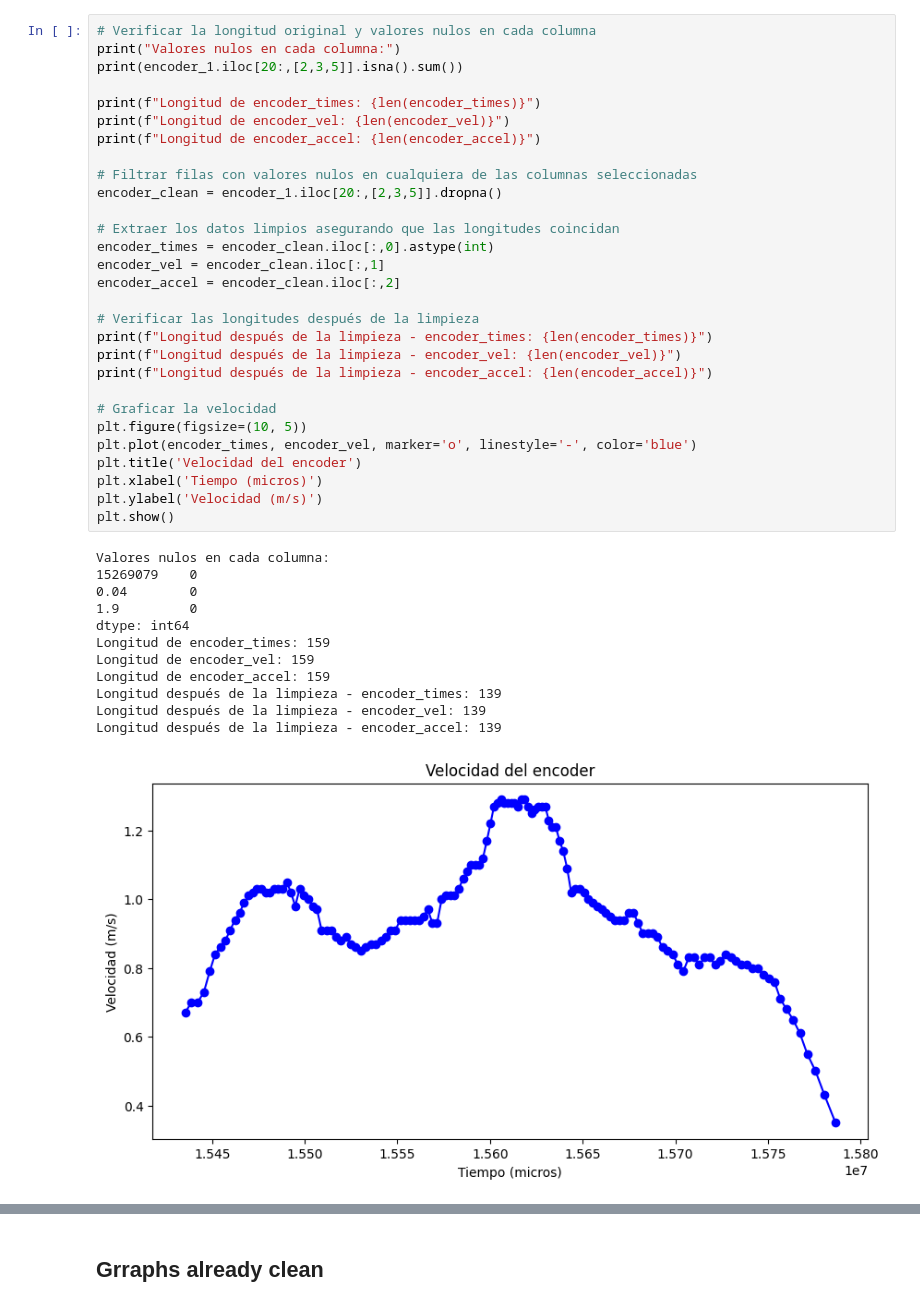
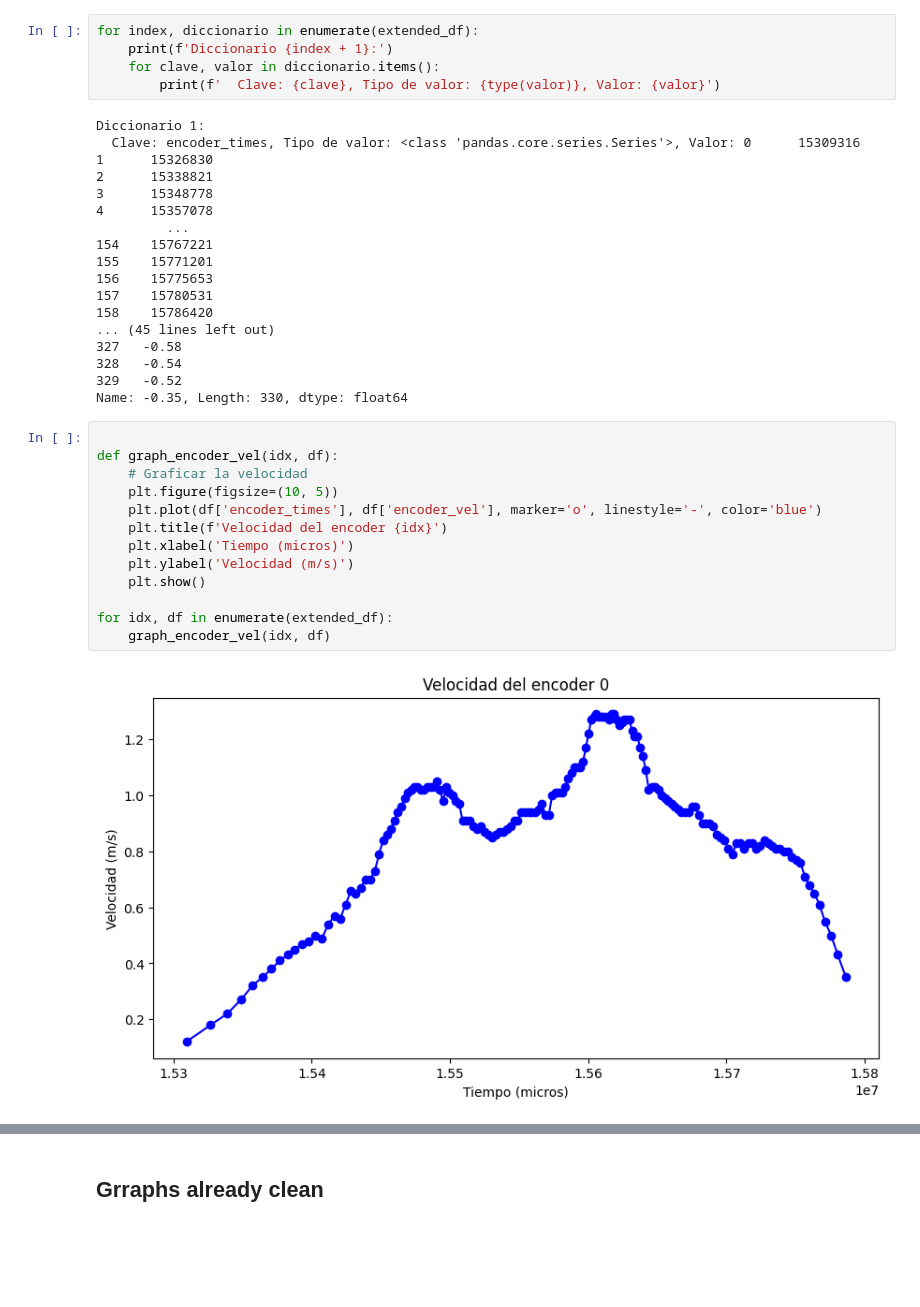
Before and after one commit to Daniesmor/neural_adr_encoder, a Jupyter notebook: time_based_measures.ipynb, the cells around one changed output, grey strips where cells are left out. Saved outputs shown, nothing was run; the diff lists cells and outputs as text; blank space fills up the shorter version.

```diff
--- a/time_based_measures.ipynb
+++ b/time_based_measures.ipynb
@@ -17,43 +119,39 @@ acelerometer_accel = acelerometro_1.iloc[:,2]
+# %%
+for index, diccionario in enumerate(extended_df):
+    print(f'Diccionario {index + 1}:')
+    for clave, valor in diccionario.items():
+        print(f'  Clave: {clave}, Tipo de valor: {type(valor)}, Valor: {valor}')
+# %% [output]
+Diccionario 1:
+  Clave: encoder_times, Tipo de valor: <class 'pandas.core.series.Series'>, Valor: 0      15309316
+1      15326830
+2      15338821
+3      15348778
+4      15357078
+         ...
+154    15767221
+155    15771201
+156    15775653
+157    15780531
+158    15786420
+... (45 lines left out)
+327   -0.58
+328   -0.54
+329   -0.52
+Name: -0.35, Length: 330, dtype: float64
 # %%
-# Verificar la longitud original y valores nulos en cada columna
-print("Valores nulos en cada columna:")
-print(encoder_1.iloc[20:,[2,3,5]].isna().sum())
 
-print(f"Longitud de encoder_times: {len(encoder_times)}")
-print(f"Longitud de encoder_vel: {len(encoder_vel)}")
-print(f"Longitud de encoder_accel: {len(encoder_accel)}")
+def graph_encoder_vel(idx, df):
+    # Graficar la velocidad
+    plt.figure(figsize=(10, 5))
+    plt.plot(df['encoder_times'], df['encoder_vel'], marker='o', linestyle='-', color='blue')
+    plt.title(f'Velocidad del encoder {idx}')
+    plt.xlabel('Tiempo (micros)')
+    plt.ylabel('Velocidad (m/s)')
+    plt.show()
 
-# Filtrar filas con valores nulos en cualquiera de las columnas seleccionadas
-encoder_clean = encoder_1.iloc[20:,[2,3,5]].dropna()
-
-# Extraer los datos limpios asegurando que las longitudes coincidan
-encoder_times = encoder_clean.iloc[:,0].astype(int)
-encoder_vel = encoder_clean.iloc[:,1]
-encoder_accel = encoder_clean.iloc[:,2]
-
-# Verificar las longitudes después de la limpieza
-print(f"Longitud después de la limpieza - encoder_times: {len(encoder_times)}")
-print(f"Longitud después de la limpieza - encoder_vel: {len(encoder_vel)}")
-print(f"Longitud después de la limpieza - encoder_accel: {len(encoder_accel)}")
-
-# Graficar la velocidad
-plt.figure(figsize=(10, 5))
-plt.plot(encoder_times, encoder_vel, marker='o', linestyle='-', color='blue')
-plt.title('Velocidad del encoder')
-plt.xlabel('Tiempo (micros)')
-plt.ylabel('Velocidad (m/s)')
-plt.show()
+for idx, df in enumerate(extended_df):
+    graph_encoder_vel(idx, df)
 # %% [output]
-Valores nulos en cada columna:
-15269079    0
-0.04        0
-1.9         0
-dtype: int64
-Longitud de encoder_times: 159
-Longitud de encoder_vel: 159
-Longitud de encoder_accel: 159
-Longitud después de la limpieza - encoder_times: 139
-Longitud después de la limpieza - encoder_vel: 139
-Longitud después de la limpieza - encoder_accel: 139
-[figure, old version]
+[figure, new version]
 # %%
```
Also changed, not shown: parts of 8 cells of this notebook, 3 other files.
